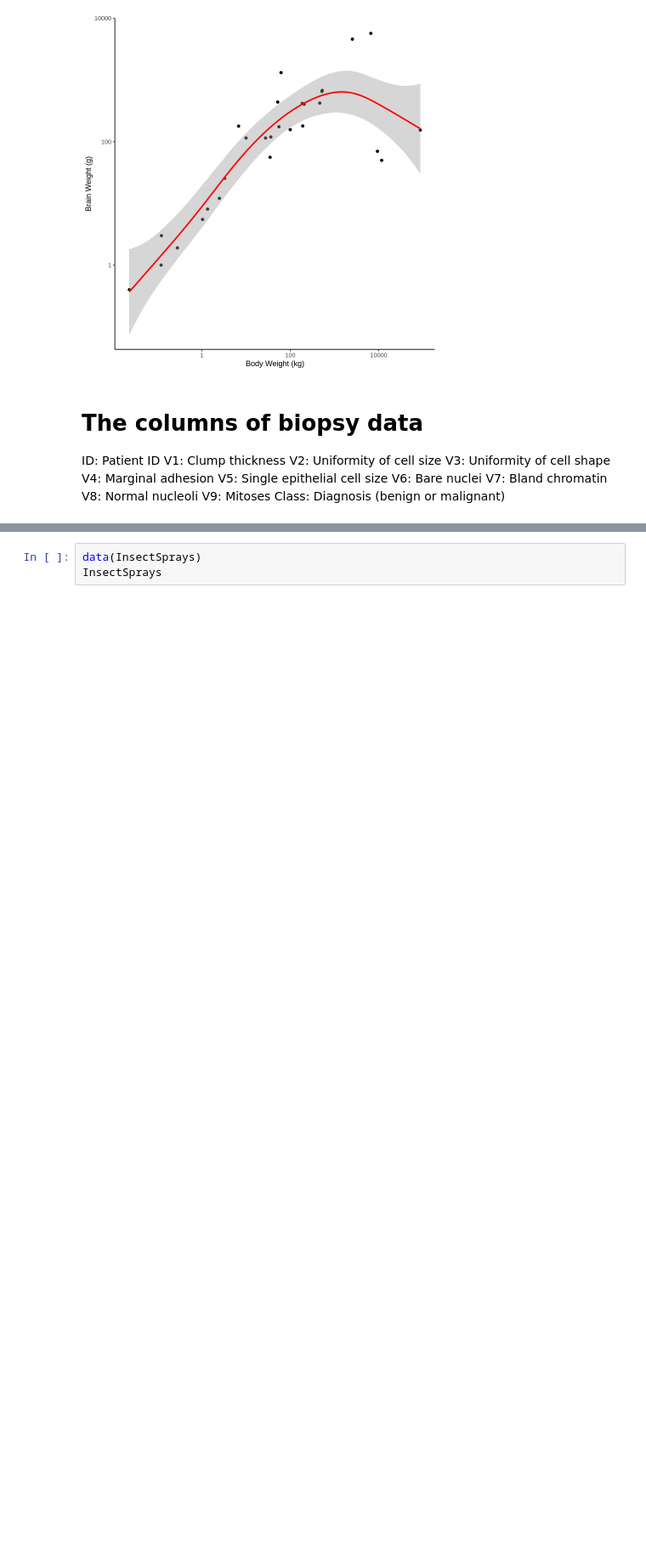
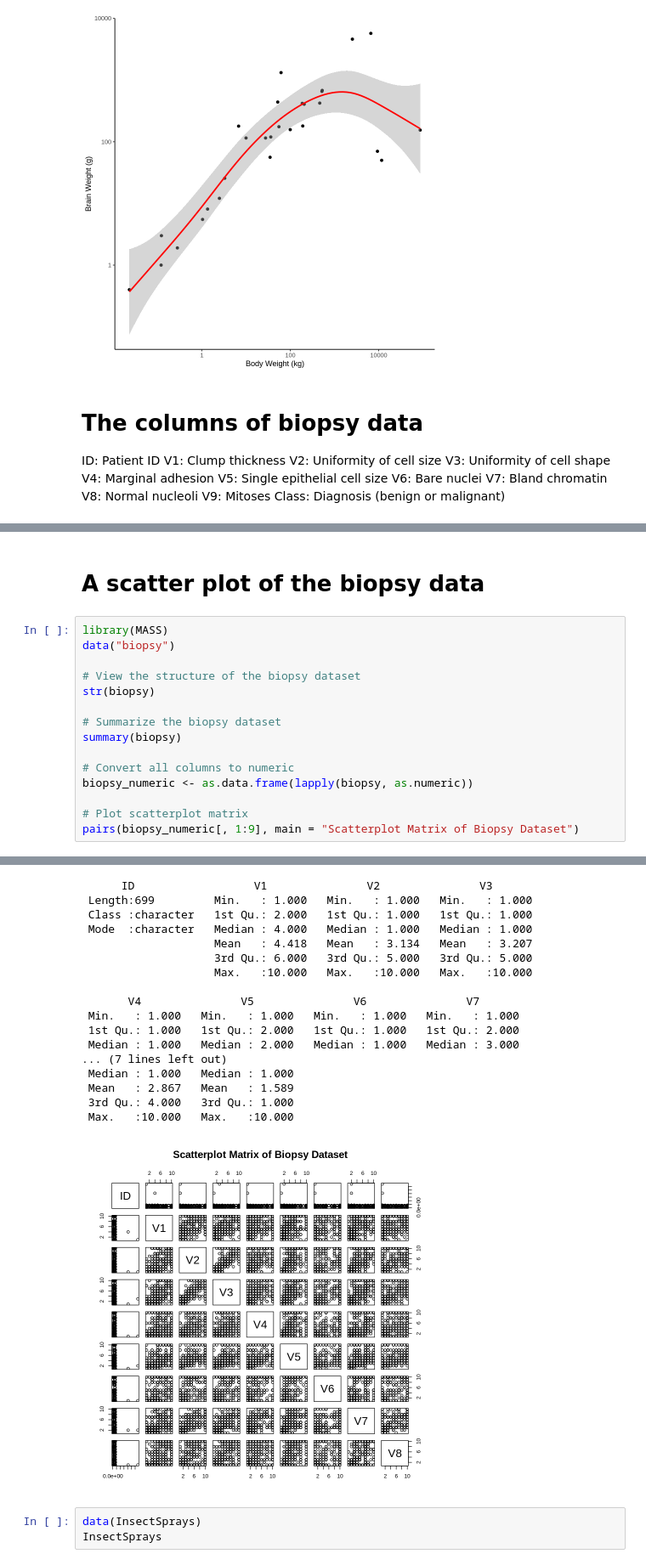
Before and after one commit to adgcal/Anjan_collab_R, a Jupyter notebook: 3_datasets_R.ipynb, the cells around one changed output, grey strips where cells are left out. Shown at 85% size. Cells and saved outputs as stored; diff of their text form; blank space fills up the shorter version.

```diff
--- a/3_datasets_R.ipynb
+++ b/3_datasets_R.ipynb
@@ -582,0 +523,18 @@ A data.frame: 699 × 11
+# %% [markdown]
+# A scatter plot of the biopsy data
+# %%
+library(MASS)
+data("biopsy")
+
+# View the structure of the biopsy dataset
+str(biopsy)
+
+# Summarize the biopsy dataset
+summary(biopsy)
+
+# Convert all columns to numeric
+biopsy_numeric <- as.data.frame(lapply(biopsy, as.numeric))
+
+# Plot scatterplot matrix
+pairs(biopsy_numeric[, 1:9], main = "Scatterplot Matrix of Biopsy Dataset")
+# %% [output]
@@ -583,3 +553,21 @@ A data.frame: 699 × 11
+      ID                  V1               V2               V3
+ Length:699         Min.   : 1.000   Min.   : 1.000   Min.   : 1.000
+ Class :character   1st Qu.: 2.000   1st Qu.: 1.000   1st Qu.: 1.000
+ Mode  :character   Median : 4.000   Median : 1.000   Median : 1.000
+                    Mean   : 4.418   Mean   : 3.134   Mean   : 3.207
+                    3rd Qu.: 6.000   3rd Qu.: 5.000   3rd Qu.: 5.000
+                    Max.   :10.000   Max.   :10.000   Max.   :10.000
+
+       V4               V5               V6               V7
+ Min.   : 1.000   Min.   : 1.000   Min.   : 1.000   Min.   : 1.000
+ 1st Qu.: 1.000   1st Qu.: 2.000   1st Qu.: 1.000   1st Qu.: 2.000
+ Median : 1.000   Median : 2.000   Median : 1.000   Median : 3.000
+... (7 lines left out)
+ Median : 1.000   Median : 1.000
+ Mean   : 2.867   Mean   : 1.589
+ 3rd Qu.: 4.000   3rd Qu.: 1.000
+ Max.   :10.000   Max.   :10.000
+[figure, added]
 # %%
 data(InsectSprays)
 InsectSprays
```
Also changed, not shown: parts of 7 cells of this notebook.
